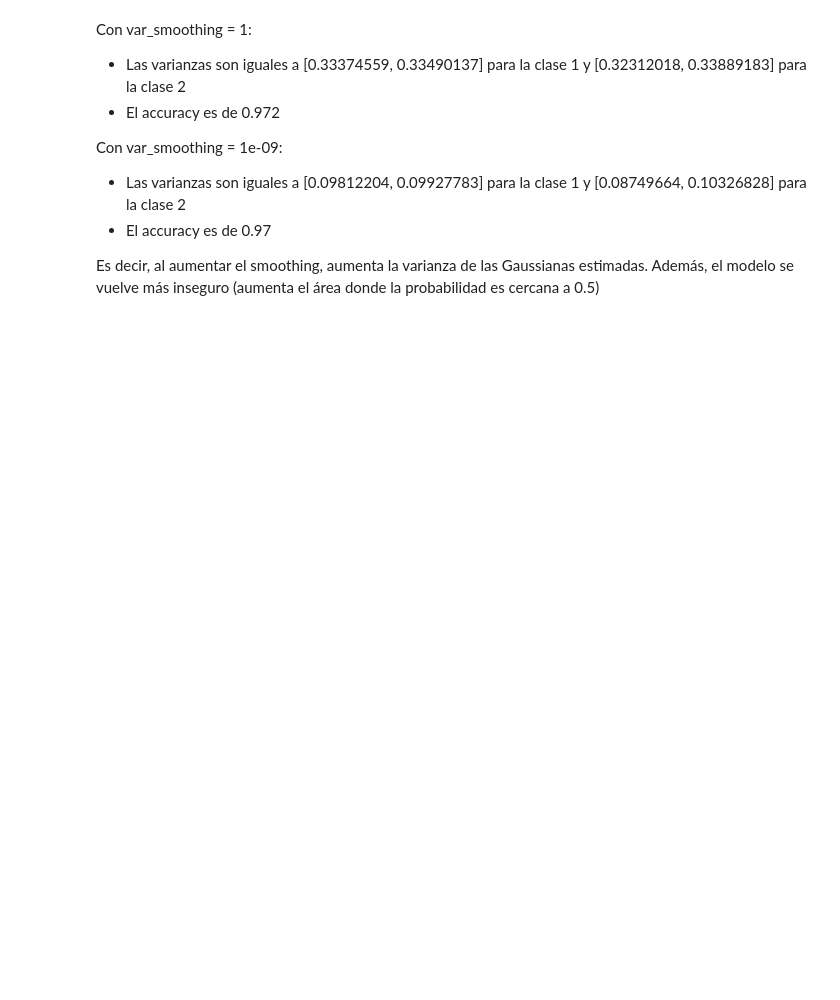
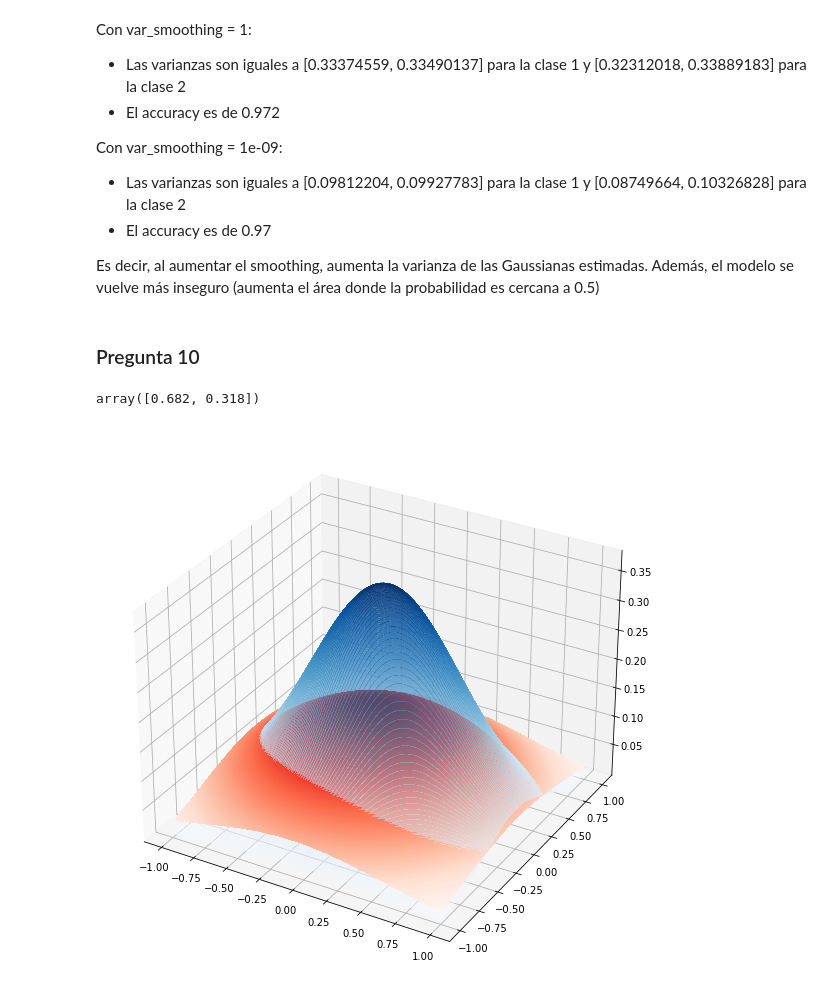
Before and after one commit to jpvidela/DIPLO_ITBA-ML-Lab_01, a Jupyter notebook: 1-Lab01-Naive_Bayes.ipynb, the cells around one changed output. Drawn from its saved outputs; the diff is of its cells as text; code cells hidden in the pictures; blank space fills up the shorter version.

```diff
--- a/1-Lab01-Naive_Bayes.ipynb
+++ b/1-Lab01-Naive_Bayes.ipynb
@@ -118,3 +130,15 @@ Con var_smoothing = 1e-09:
 - El accuracy es de 0.97
 
 Es decir, al aumentar el smoothing, aumenta la varianza de las Gaussianas estimadas. Además, el modelo se vuelve más inseguro (aumenta el área donde la probabilidad es cercana a 0.5)
+# %% [markdown]
+### Pregunta 10
+# %%
+model.class_prior_
+# %% [output]
+array([0.682, 0.318])
+# %%
+prior1, prior2 = np.array([0.5,0.5])
+# %%
+plot_gaussians(X, mu1, sigma1, mu2, sigma2, prior1, prior2)
+# %% [output]
+[figure, added]
```
Also changed, not shown: parts of 14 cells of this notebook, 1 other file.
